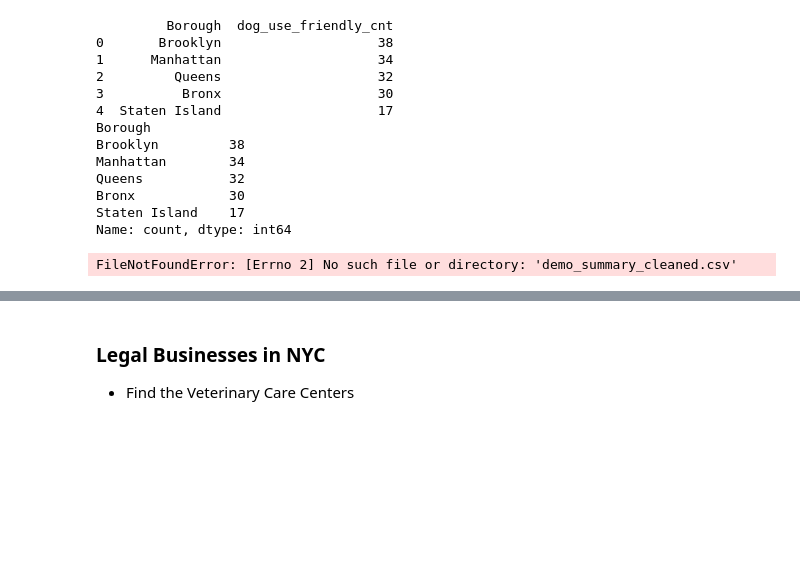
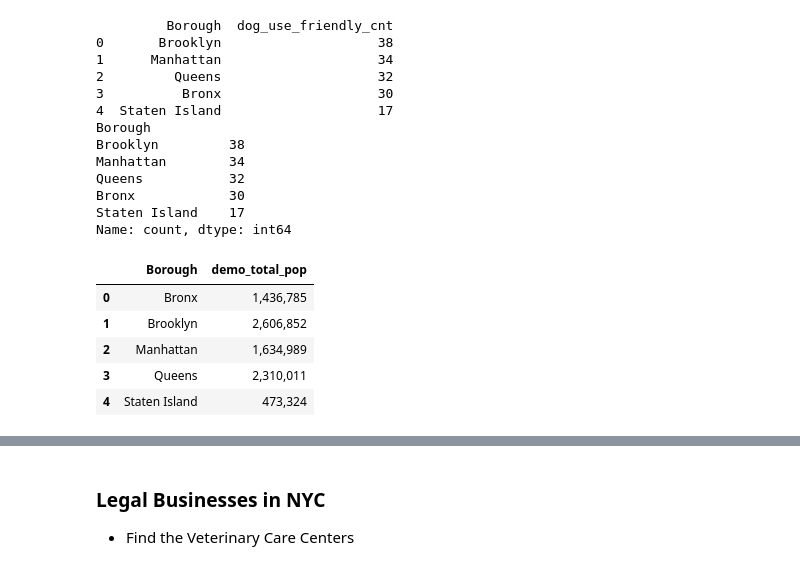
Before and after one commit to StarkArk/Tailored_Tails, a Jupyter notebook: Exploration/doggy_data/doggy_exploration.ipynb, the cells around one changed output, grey strips where cells are left out. Cells and saved outputs as stored; diff of their text form; code cells hidden in the pictures; blank space fills up the shorter version.

Commit message:
add cleaned files

```diff
--- a/Exploration/doggy_data/doggy_exploration.ipynb
+++ b/Exploration/doggy_data/doggy_exploration.ipynb
@@ -416,8 +416,14 @@ Name: count, dtype: int64
 # %%
 # Import the population data from the Demographics summary
 demo_df = pd.read_csv('demo_summary_cleaned.csv')
 
-# borough_pop_df = demo_df[['Borough', ]]
-demo_df.head()
+borough_pop_df = demo_df[['Borough', 'demo_total_pop']]
+
+borough_pop_df.head()
 # %% [output]
-FileNotFoundError: [Errno 2] No such file or directory: 'demo_summary_cleaned.csv'
+|  | Borough | demo_total_pop |
+| 0 | Bronx | 1,436,785 |
+| 1 | Brooklyn | 2,606,852 |
+| 2 | Manhattan | 1,634,989 |
+| 3 | Queens | 2,310,011 |
+| 4 | Staten Island | 473,324 |
```
Also changed, not shown: parts of 5 cells of this notebook, 2 other files.
